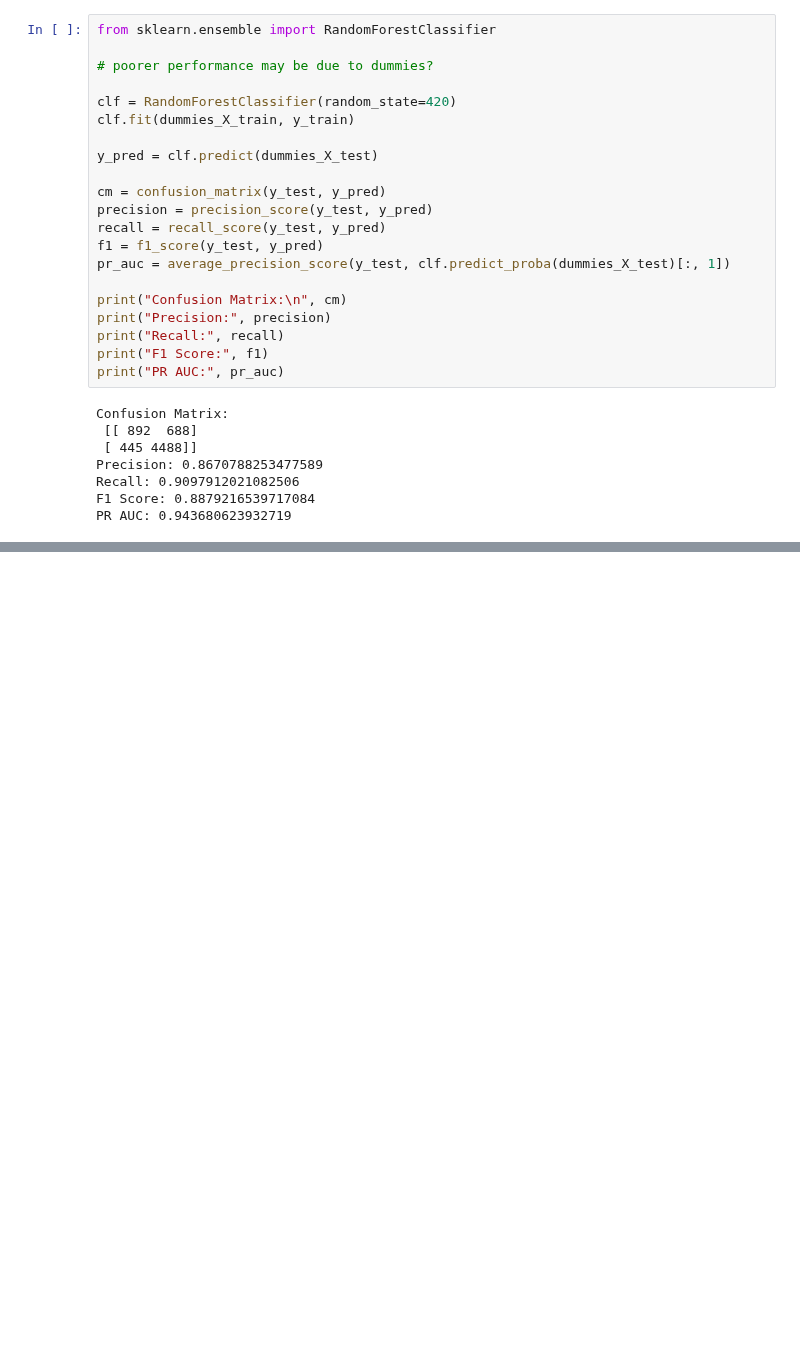
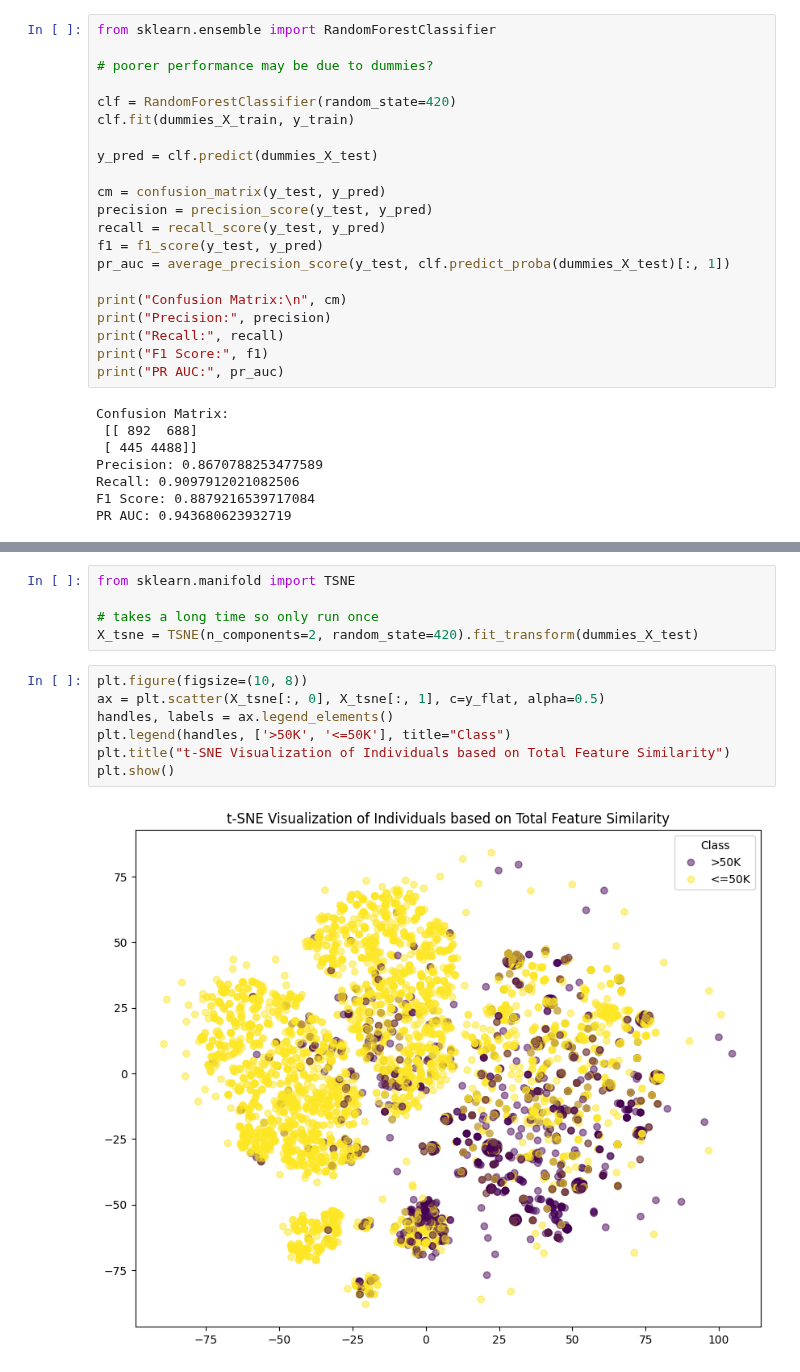
Before and after one commit to tomasgdejesus/CSE578-Project, a Jupyter notebook: mlmodels.ipynb, the cells around one changed output, grey strips where cells are left out. Saved outputs shown, nothing was run; the diff lists cells and outputs as text; blank space fills up the shorter version.

```diff
--- a/mlmodels.ipynb
+++ b/mlmodels.ipynb
@@ -133,0 +175,14 @@ PR AUC: 0.943680623932719
+# %%
+from sklearn.manifold import TSNE
+
+# takes a long time so only run once
+X_tsne = TSNE(n_components=2, random_state=420).fit_transform(dummies_X_test)
+# %%
+plt.figure(figsize=(10, 8))
+ax = plt.scatter(X_tsne[:, 0], X_tsne[:, 1], c=y_flat, alpha=0.5)
+handles, labels = ax.legend_elements()
+plt.legend(handles, ['>50K', '<=50K'], title="Class")
+plt.title("t-SNE Visualization of Individuals based on Total Feature Similarity")
+plt.show()
+# %% [output]
+[figure, added]
```
Also changed, not shown: parts of 16 cells of this notebook.
